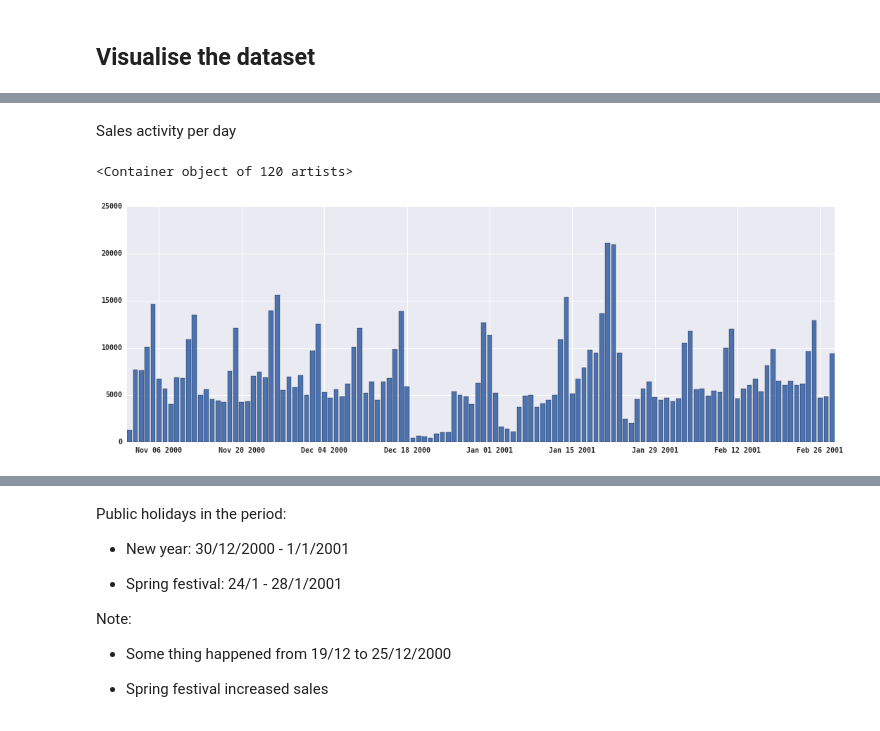
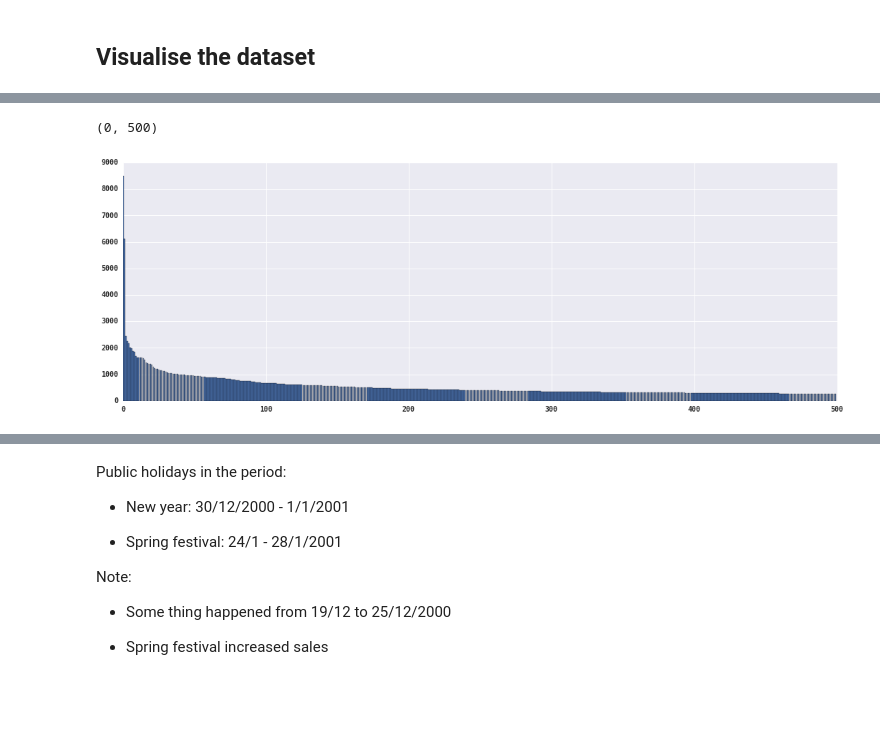
Before and after one commit to shuaiyuancn/commercial-science-taster, a Jupyter notebook: notebooks/00 Ta-feng dataset.ipynb, the cells around one changed output, grey strips where cells are left out. Drawn from its saved outputs; the diff is of its cells as text; code cells hidden in the pictures; blank space fills up the shorter version.

```diff
--- a/notebooks/00 Ta-feng dataset.ipynb
+++ b/notebooks/00 Ta-feng dataset.ipynb
@@ -104,17 +101,14 @@ Product sales distribution
 # %%
-vc = full['product_id'].value_counts()
+LIMIT = 500
 
+vc = full['product_id'].value_counts().head(LIMIT)
+
+lables = vc.index
+indices = range(len(vc))
 plt.bar(
-    vc.index, vc.values, align='center'
+    indices, vc.values, align='center'
 )
+plt.xlim(0, LIMIT)
+# %% [output]
+(0, 500)
+[figure, added]
-# %% [markdown]
-Sales activity per day
-# %%
-vc = full['day'].value_counts()
-
-plt.bar(
-    vc.index, vc.values, align='center'
-)
-# %% [output]
-<Container object of 120 artists>
-[figure, removed]
```
Also changed, not shown: parts of 36 cells of this notebook.
